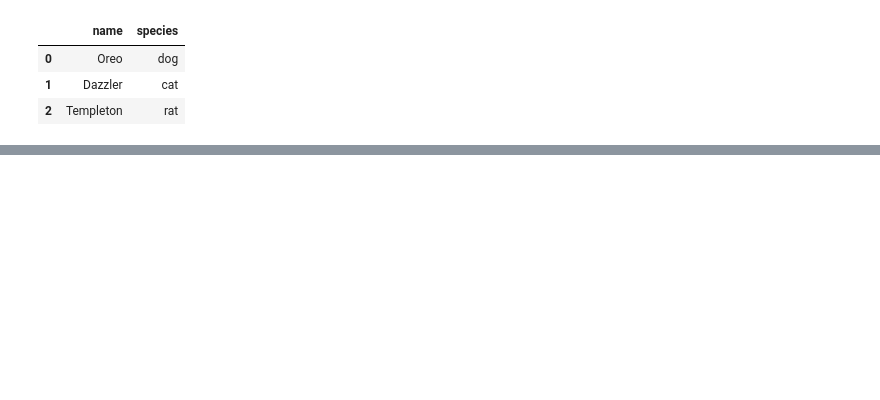
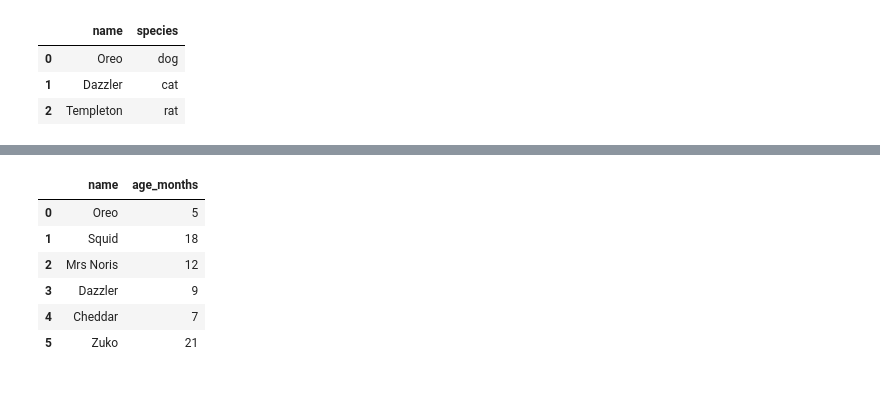
Before and after one commit to AllenInstitute/RADS_Coding_Tutorials, a Jupyter notebook: jupyter_notebook_tutorials/Data_Cleaning_with_Pandas.ipynb, the cells around one changed output, grey strips where cells are left out. Cells and saved outputs as stored; diff of their text form; code cells hidden in the pictures; blank space fills up the shorter version.

```diff
--- a/jupyter_notebook_tutorials/Data_Cleaning_with_Pandas.ipynb
+++ b/jupyter_notebook_tutorials/Data_Cleaning_with_Pandas.ipynb
@@ -1483,2 +1518,14 @@ concat_df = pd.Concat
+# %%
+# Lets try concatinating again but resetting the index while we do so
+
+pd.concat([dict_df1, dict_df2]).reset_index(drop=True)
+# %% [output]
+|  | name | age_months |
+| 0 | Oreo | 5 |
+| 1 | Squid | 18 |
+| 2 | Mrs Noris | 12 |
+| 3 | Dazzler | 9 |
+| 4 | Cheddar | 7 |
+| 5 | Zuko | 21 |
 # %% [markdown]
-<a id='merge_right'></a>
+<a id='merge_df'></a>
```
Also changed, not shown: parts of 32 cells of this notebook, 6 other files.
